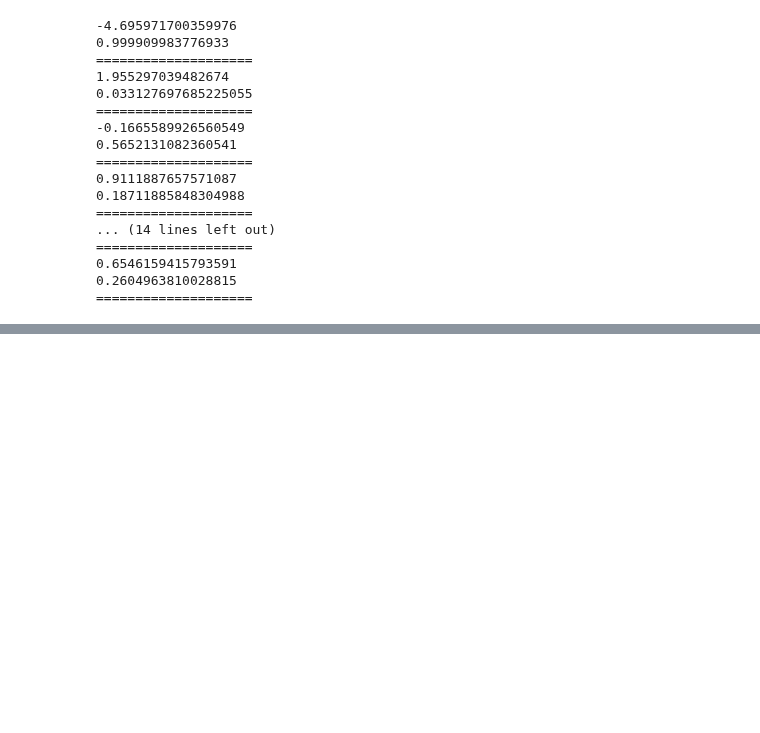
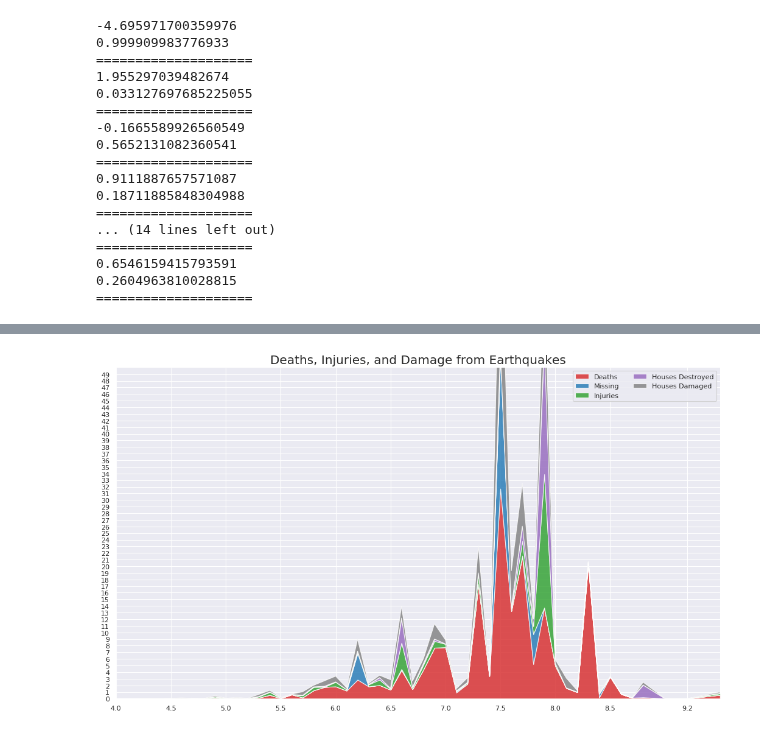
Before and after one commit to labs13-quake-viewer/ds-notebooks, a Jupyter notebook: Plots.ipynb, the cells around one changed output, grey strips where cells are left out. Drawn from its saved outputs; the diff is of its cells as text; code cells hidden in the pictures; blank space fills up the shorter version.

```diff
--- a/Plots.ipynb
+++ b/Plots.ipynb
@@ -174,3 +241,43 @@ sns.distplot(a = X['Houses Damaged'], bins= None, hist=True, kde=True, color = '
+# %%
+# Decide Colors
+mycolors = ['tab:red', 'tab:blue', 'tab:green',  'tab:purple', 'tab:grey']
+
+# Draw Plot and Annotate
+fig, ax = plt.subplots(1,1,figsize=(16, 9), dpi= 80)
+llabels = tsu_mean.index.drop(['Latitude', 'Longitude', 'Depth', 'Magnitude', 'Damage'])
+
+# Prepare data
+x  = magnitude.index.values.tolist()
+y0 = magnitude['Deaths'].values.tolist()
+y1 =magnitude['Injuries'].values.tolist()
+y2 =magnitude['Missing'].values.tolist()
+y4 = magnitude['Houses Destroyed'].values.tolist()
+y5 = magnitude['Houses Damaged'].values.tolist()
+
+y = np.vstack([y0, y2, y4, y5, y1])
+
+# Plot for each column
+
+ax = plt.gca()
+ax.stackplot(x, y, labels=labels, colors=mycolors, alpha=0.8)
+
+# Decorations
+ax.set_title('Deaths, Injuries, and Damage from Earthquakes', fontsize=18)
+ax.set(ylim=[0, 50])
+ax.legend(fontsize=10, ncol=2)
+plt.xticks(x[::5], fontsize=10, horizontalalignment='center')
+plt.yticks(np.arange(0,50, 1), fontsize=10)
+plt.xlim(x[0], x[-1])
+
+# Lighten borders
+plt.gca().spines["top"].set_alpha(0)
+plt.gca().spines["bottom"].set_alpha(.3)
+plt.gca().spines["right"].set_alpha(0)
+plt.gca().spines["left"].set_alpha(.3)
+
+plt.show()
+# %% [output]
+[figure, added]
 # %%
 # Plot
 plt.figure(figsize=(12,10), dpi= 80)
```
Also changed, not shown: parts of 17 cells of this notebook.
